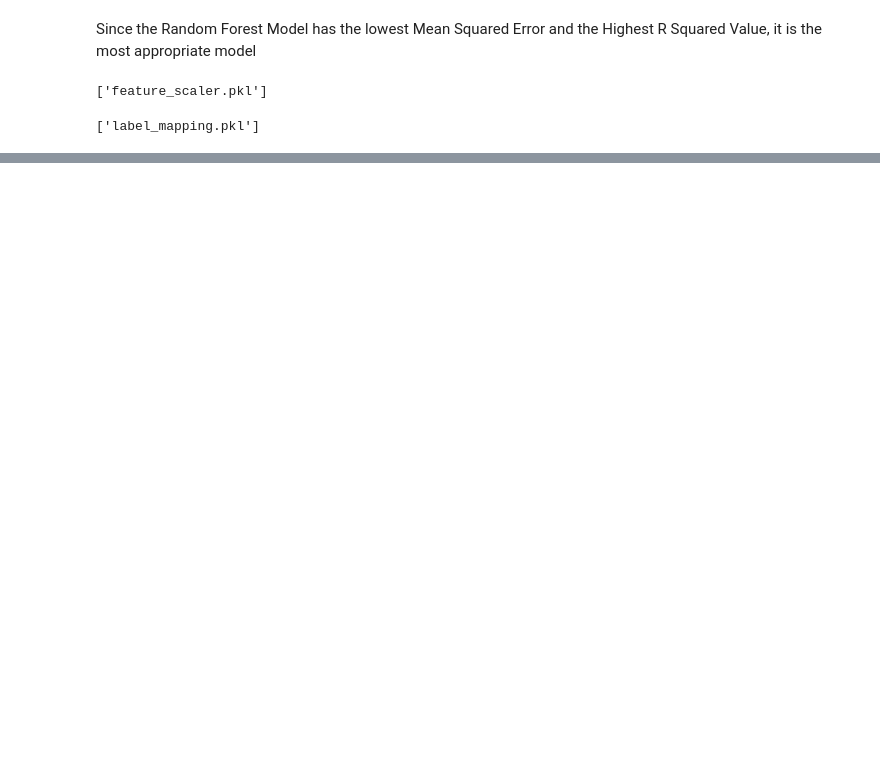
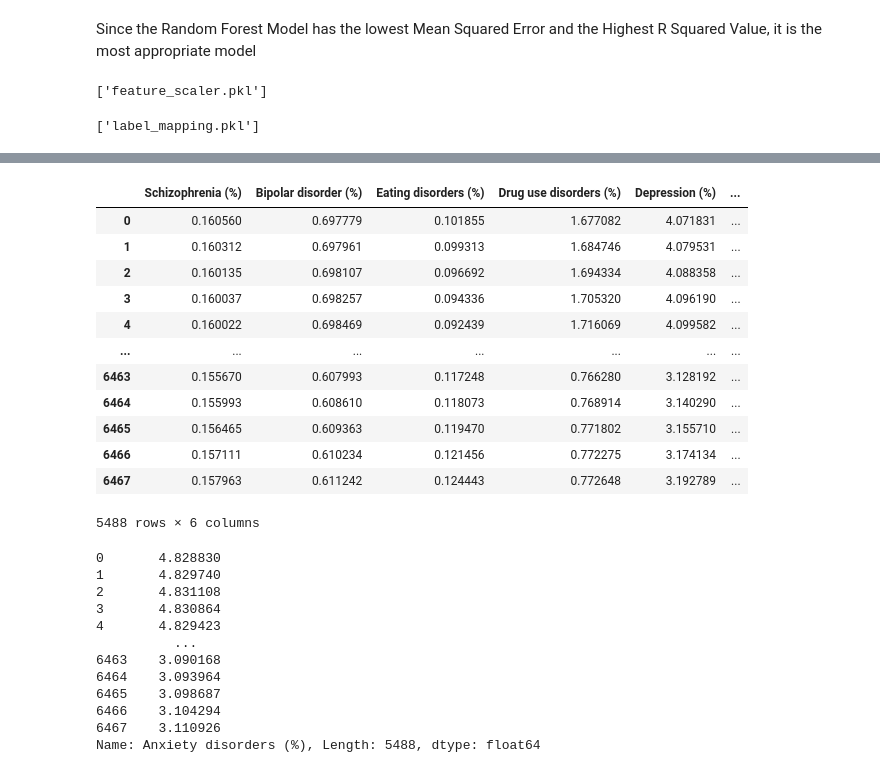
Before and after one commit to tonywahome/linear_regression_model, a Jupyter notebook: linear_regression/multivariate.ipynb, the cells around one changed output, grey strips where cells are left out. Saved outputs shown, nothing was run; the diff lists cells and outputs as text; code cells hidden in the pictures; blank space fills up the shorter version.

```diff
--- a/linear_regression/multivariate.ipynb
+++ b/linear_regression/multivariate.ipynb
@@ -548 +537,30 @@ Label encoder classes: ['AFG' 'AGO' 'ALB' 'AND' 'ARE' 'ARG' 'ARM' 'ASM' 'ATG' 'A
 Type: <class 'str'>
+# %%
+display(X)
+display(y)
+# %% [output]
+|  | Schizophrenia (%) | Bipolar disorder (%) | Eating disorders (%) | Drug use disorders (%) | Depression (%) | ... |
+| 0 | 0.160560 | 0.697779 | 0.101855 | 1.677082 | 4.071831 | ... |
+| 1 | 0.160312 | 0.697961 | 0.099313 | 1.684746 | 4.079531 | ... |
+| 2 | 0.160135 | 0.698107 | 0.096692 | 1.694334 | 4.088358 | ... |
+| 3 | 0.160037 | 0.698257 | 0.094336 | 1.705320 | 4.096190 | ... |
+| 4 | 0.160022 | 0.698469 | 0.092439 | 1.716069 | 4.099582 | ... |
+| ... | ... | ... | ... | ... | ... | ... |
+| 6463 | 0.155670 | 0.607993 | 0.117248 | 0.766280 | 3.128192 | ... |
+| 6464 | 0.155993 | 0.608610 | 0.118073 | 0.768914 | 3.140290 | ... |
+| 6465 | 0.156465 | 0.609363 | 0.119470 | 0.771802 | 3.155710 | ... |
+| 6466 | 0.157111 | 0.610234 | 0.121456 | 0.772275 | 3.174134 | ... |
+| 6467 | 0.157963 | 0.611242 | 0.124443 | 0.772648 | 3.192789 | ... |
+5488 rows × 6 columns
+0       4.828830
+1       4.829740
+2       4.831108
+3       4.830864
+4       4.829423
+          ...
+6463    3.090168
+6464    3.093964
+6465    3.098687
+6466    3.104294
+6467    3.110926
+Name: Anxiety disorders (%), Length: 5488, dtype: float64
```
Also changed, not shown: parts of 14 cells of this notebook, 4 other files.
